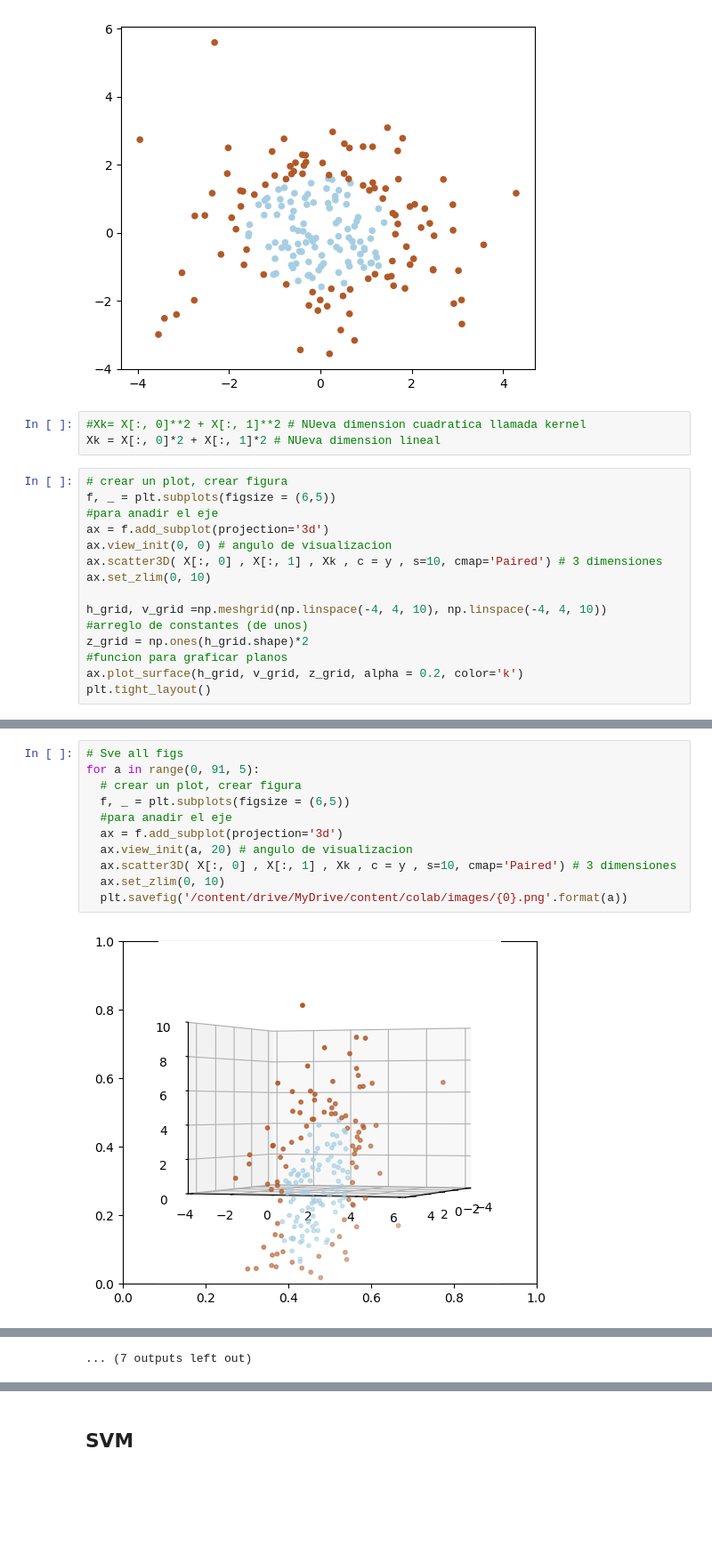
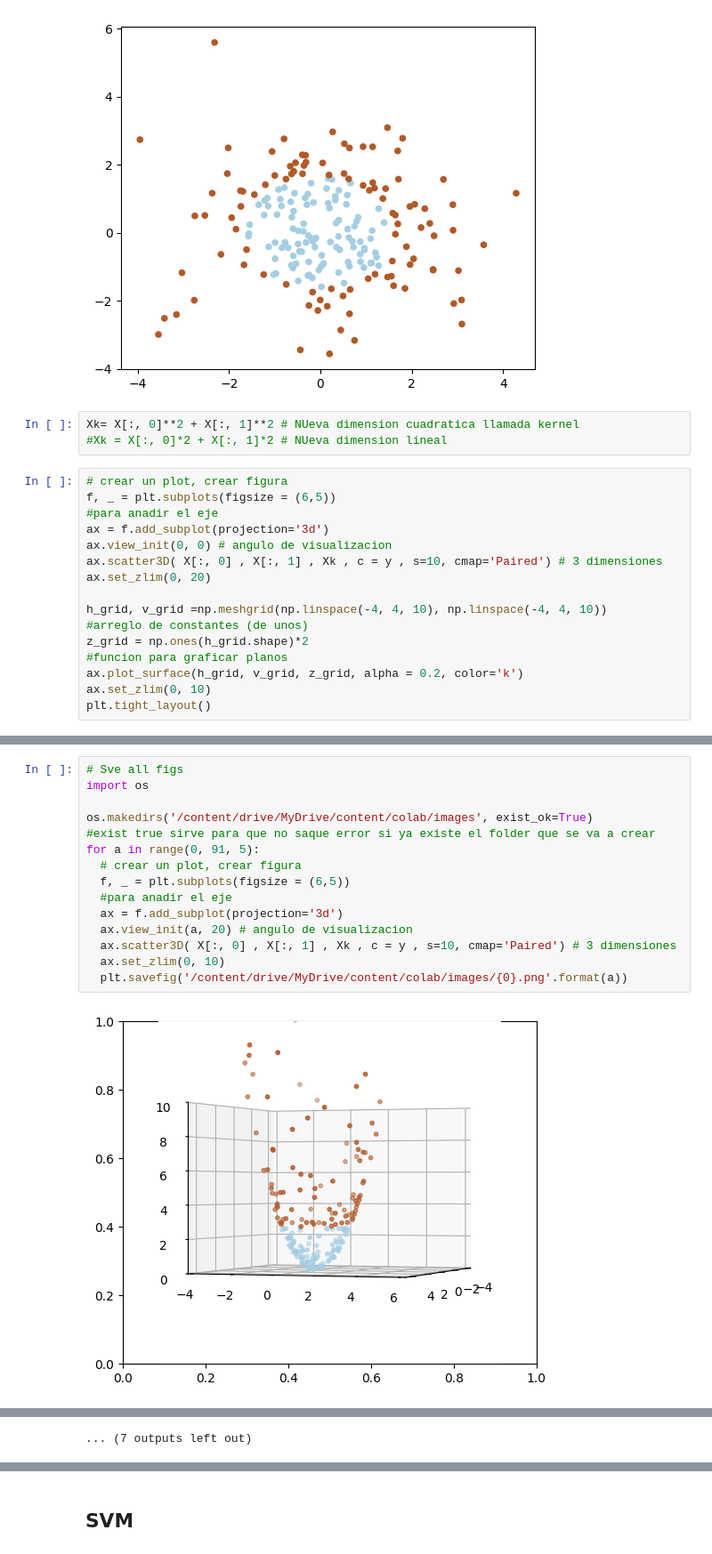
Before and after one commit to mafe97/machine_learning, a Jupyter notebook: Sem_03/kernels_svm.ipynb, the cells around one changed output, grey strips where cells are left out. Shown at 89% size. Saved outputs shown, nothing was run; the diff lists cells and outputs as text; blank space fills up the shorter version.

```diff
--- a/Sem_03/kernels_svm.ipynb
+++ b/Sem_03/kernels_svm.ipynb
@@ -25,8 +25,8 @@ plt.scatter( X[:, 0] , X[:,1] , c = y , s=20, cmap="Paired")
 <matplotlib.collections.PathCollection at 0x...>
 [figure]
 # %%
-#Xk= X[:, 0]**2 + X[:, 1]**2 # NUeva dimension cuadratica llamada kernel
-Xk = X[:, 0]*2 + X[:, 1]*2 # NUeva dimension lineal
+Xk= X[:, 0]**2 + X[:, 1]**2 # NUeva dimension cuadratica llamada kernel
+#Xk = X[:, 0]*2 + X[:, 1]*2 # NUeva dimension lineal
 # %%
 # crear un plot, crear figura
 f, _ = plt.subplots(figsize = (6,5))
@@ -34,12 +34,13 @@ f, _ = plt.subplots(figsize = (6,5))
 ax = f.add_subplot(projection='3d')
 ax.view_init(0, 0) # angulo de visualizacion
 ax.scatter3D( X[:, 0] , X[:, 1] , Xk , c = y , s=10, cmap='Paired') # 3 dimensiones
-ax.set_zlim(0, 10)
+ax.set_zlim(0, 20)
 
 h_grid, v_grid =np.meshgrid(np.linspace(-4, 4, 10), np.linspace(-4, 4, 10))
 #arreglo de constantes (de unos)
 z_grid = np.ones(h_grid.shape)*2
 #funcion para graficar planos
 ax.plot_surface(h_grid, v_grid, z_grid, alpha = 0.2, color='k')
+ax.set_zlim(0, 10)
 plt.tight_layout()
 # %% [output]
@@ -47,13 +48,17 @@ plt.tight_layout()
 # %%
 # Sve all figs
+import os
+
+os.makedirs('/content/drive/MyDrive/content/colab/images', exist_ok=True)
+#exist true sirve para que no saque error si ya existe el folder que se va a crear
 for a in range(0, 91, 5):
   # crear un plot, crear figura
   f, _ = plt.subplots(figsize = (6,5))
   #para anadir el eje
   ax = f.add_subplot(projection='3d')
   ax.view_init(a, 20) # angulo de visualizacion
   ax.scatter3D( X[:, 0] , X[:, 1] , Xk , c = y , s=10, cmap='Paired') # 3 dimensiones
   ax.set_zlim(0, 10)
   plt.savefig('/content/drive/MyDrive/content/colab/images/{0}.png'.format(a))
 # %% [output]
-[figure, old version]
+[figure, new version]
```
Also changed, not shown: parts of 5 cells of this notebook, 2 other files.
